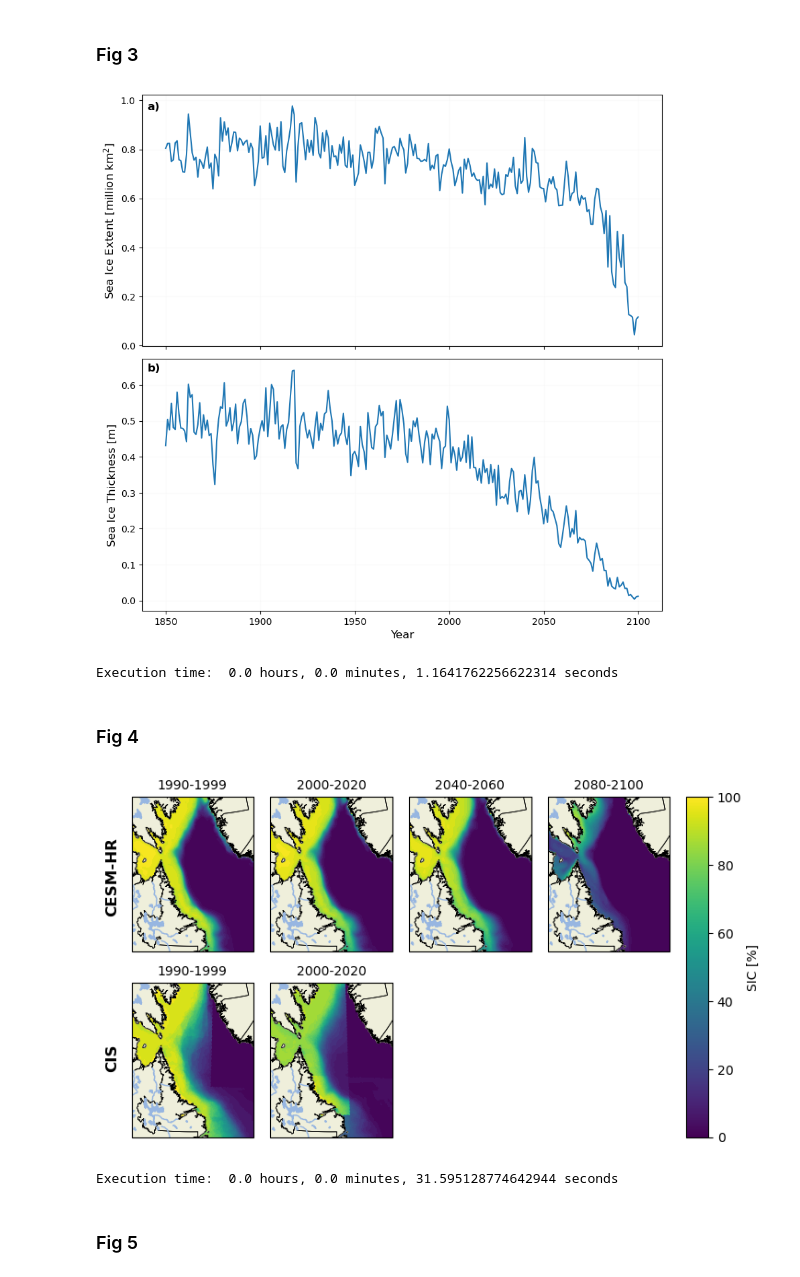
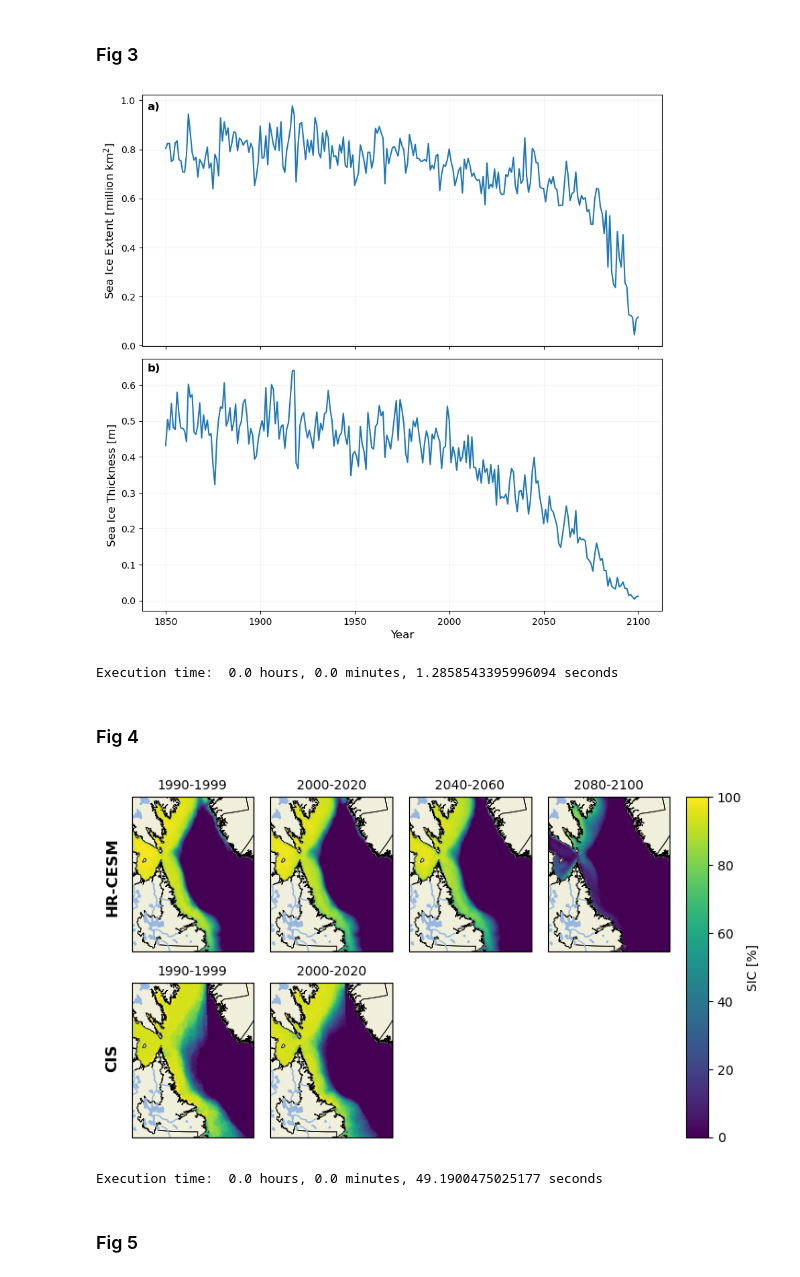
Before and after one commit to ProgrammerOheneba/kyeimiahetal, a Jupyter notebook: codes/Final2-Analysis & Plot (CESM+CIS).ipynb, the cells around one changed output. Cells and saved outputs as stored; diff of their text form; code cells hidden in the pictures.

```diff
--- a/codes/Final2-Analysis & Plot (CESM+CIS).ipynb
+++ b/codes/Final2-Analysis & Plot (CESM+CIS).ipynb
@@ -276,10 +281,10 @@ obs_CT_resampled=obs_CT_resampled1.fillna(0)
 #### SIE
 # %%
 #replacing all ice 15 % and above with 1 and less with 0
-obs_greater_15 = xr.where(obs_CT_resampled >= 0.15, 1, 0)
+obs_greater_15 = xr.where(obs_CT_resampled>= 0.15, 1, 0)
 
 #calculating the SIE
-obs_CT_region=(obs_greater_15 * obs_area_resampled)/1e6
+obs_CT_region=(obs_greater_15 * obs_area_region)/1e6
 # %%
 #sel
 cis_1990_99 = obs_CT_region.sel(time=slice('1990', '1999'))
@@ -306,7 +305,7 @@ obs_2010_20_monthly = obs_2010_20.groupby('time.month').mean('time').sum(['rlat'
 
 start_time = time.time()
 
-fig,ax=plt.subplots(figsize=(10,6.05))
+fig,ax=plt.subplots(figsize=(10,4))
 #all_data = [ model_1990_99_monthly,model_2000_09_monthly, model_2010_19_monthly ]
 all_data_a =[obs_1990_99_monthly, obs_2000_09_monthly ,obs_2010_20_monthly]
 labels=['1990','2000','2010']
@@ -330,7 +329,7 @@ plt.xticks(np.arange(0,12), ['Oct','Nov','Dec','Jan','Feb','Mar','Apr','May','Ju
 plt.legend()
 plt.xlabel('Month')
 plt.ylabel('Sea Ice Extent [million km$^2$]')
-plt.grid(alpha=0.05)
+plt.grid(alpha=0.15)
 plt.xlim(0,11)
 plt.tight_layout()
 #plt.savefig(path+'/plots/'+'plot1-new1.jpg', dpi=300, bbox_inches='tight')
@@ -372,12 +364,8 @@ start_time = time.time()
 fig, ax = plt.subplots(2, 1, figsize=(10, 10), sharex=True)
 
 model_cis_dt = [model_1990_99_monthly, model_2000_20_monthly, cis_1990_99_monthly, cis_2000_20_monthly]
-mc_data_mx= [model_1990_99_monmax, model_2000_20_monmax, cis_1990_99_monmax, cis_2000_20_monmax]
-mc_data_mn= [model_1990_99_monmin, model_2000_20_monmin, cis_1990_99_monmin, cis_2000_20_monmin]
 
 hi_dt =[model_hi_1990_99_monthly, model_hi_2000_20_monthly]
-hi_data_mx =[model_hi_1990_99_monmax, model_hi_2000_20_monmax]
-hi_data_mn =[model_hi_1990_99_monmin, model_hi_2000_20_monmin]
 
 
 cl = ['tab:blue', 'tab:orange', 'tab:blue', 'tab:orange']
@@ -400,7 +388,7 @@ for i in range (len(model_cis_dt)):
                            #np.append(mc_data_mx[i][9:],mc_data_mx[i][:9]),color=cl[i], alpha=0.03)
 
     ax[0].set_ylabel('Sea Ice Extent [million km$^2$]', fontsize=12)
-    ax[0].grid(alpha=0.05)
+    ax[0].grid(alpha=0.15)
 
 
 # Second plot
@@ -412,13 +400,13 @@ for i in range (len(hi_dt)):
     ax[1].legend(loc='upper right')
     ax[1].set_ylabel('Sea Ice Thickness [m]', fontsize=12)
     ax[1].set_xlabel('Year', fontsize=12)
-    ax[1].grid(alpha=0.05)
+    ax[1].grid(alpha=0.15)
 
 rectangle = patches.Rectangle((0.005, 0.81), 2, 0.15, edgecolor='lightgray',  facecolor='white',linewidth=1, zorder=10)
 ax[0].add_patch(rectangle)
 
-# Add CESM-HR text and line
-ax[0].text(0.11, 0.9, 'CESM-HR', transform=ax[0].transAxes, fontsize=11, zorder=11)
+# Add HR-CESM text and line
+ax[0].text(0.11, 0.9, 'HR-CESM', transform=ax[0].transAxes, fontsize=11, zorder=11)
 ax[0].plot([0.06, 0.1], [0.91, 0.91], color='black', transform=ax[0].transAxes, linestyle='-', zorder=11)
 
 # Add CIS text and dashed line
@@ -464,16 +524,16 @@ years =np.arange(1850,2101,1)
 #yearss =np.arange(1850,2101)
 
 # First plot
-ax[0].plot(years, march_aice, label='CESM-HR')
+ax[0].plot(years, march_aice, label='HR-CESM')
 #ax[0].plot(years, march_aice_lr, label='CESM-LR')
 ax[0].set_ylabel('Sea Ice Extent [million km$^2$]', fontsize=12)
 #ax[0].legend(loc='upper right')
-ax[0].grid(alpha=0.05)
+ax[0].grid(alpha=0.15)
 
 # Second plot
-ax[1].plot(years, march_hi, label='CESM-HR')
+ax[1].plot(years, march_hi, label='HR-CESM')
 ax[1].set_ylabel('Sea Ice Thickness [m]', fontsize=12)
-ax[1].grid(alpha=0.05)
+ax[1].grid(alpha=0.15)
 #ax[1].legend(loc='upper right')
 ax[1].set_xlabel('Year', fontsize=12)
 
@@ -491,10 +551,15 @@ minutes, seconds = divmod(remainder, 60)
 print("Execution time: ", hours, "hours,", minutes, "minutes,", seconds, "seconds")
 # %% [output]
 [figure]
-Execution time:  0.0 hours, 0.0 minutes, 1.1641762256622314 seconds
+Execution time:  0.0 hours, 0.0 minutes, 1.2858543395996094 seconds
 # %% [markdown]
 ### Fig 4
 # %%
+cis_sic_1990_99 = obs_CT_resampled.sel(time=slice('1990', '1999'))
+cis_sic_2000_20 = obs_CT_resampled.sel(time=slice('2000', '2020'))
+
+obs_CT_sel=obs_CT_resampled
+
 model_sic_1990_99_=model_sic_1990_99[2::12].mean('time')
 model_sic_2000_20_=model_sic_2000_20[2::12].mean('time')
 model_sic_2040_60_=model_sic_2040_60[2::12].mean('time')
@@ -537,43 +602,43 @@ for i, v in enumerate(sic_data):
 
 
     if i in [0,1,2,3]:
-        contf=ax.contourf(sic_data[i].TLON, sic_data[i].TLAT, sic_data[i],
-                          levels=45, norm=norm, transform=ccrs.PlateCarree(), zorder=1)
+        contf=ax.contourf(sic_data[i].TLON, sic_data[i].TLAT, sic_data[i], vmin=15,
+                          levels=100,transform=ccrs.PlateCarree(), zorder=1)
     if i in [4,5]:
-        contf=ax.contourf(sic_data[i].lon, sic_data[i].lat, sic_data[i],
-                          levels=45, norm=norm, transform=ccrs.PlateCarree(), zorder=1)
+        contf=ax.contourf(sic_data[i].lon, sic_data[i].lat, sic_data[i].fillna(0),vmin=15,levels=100,
+                           transform=ccrs.PlateCarree(), zorder=1)
 
 
 cbar_ax = fig.add_axes([0.9, 0.11, 0.03, 0.77])
 cbar=fig.colorbar(cb, cax=cbar_ax, ax=ax, orientation='vertical',label='SIC [%]')
 cbar.ax.tick_params(labelsize=10)
 cbar.ax.set_ylabel('SIC [%]', fontsize=10)
 
-name=['CESM-HR','CIS']
+name=['HR-CESM','CIS']
 x=[0.13,0.13]
 y=[0.7,0.29]
 for i in range (2):
     fig.text(x[i],y[i], name[i], fontweight='bold',va='bottom', ha='center', rotation='vertical',
              rotation_mode='anchor',fontsize=12)
 plt.subplots_adjust(wspace=-0.1)
 #plt.subplots_adjust(hspace=0.7)
 plt.savefig('/storage2/tkyeimiah/Plots/Fig4.jpg',dpi=500, bbox_inches='tight')
 plt.show()
 
 
 end_time = time.time()
 elapsed_time = end_time - start_time
 hours, remainder = divmod(elapsed_time, 3600)
 minutes, seconds = divmod(remainder, 60)
 print("Execution time: ", hours, "hours,", minutes, "minutes,", seconds, "seconds")
 
 
 
 
 plt.show()
 # %% [output]
-[figure, old version]
+[figure, new version]
-Execution time:  0.0 hours, 0.0 minutes, 31.595128774642944 seconds
+Execution time:  0.0 hours, 0.0 minutes, 49.1900475025177 seconds
 # %% [markdown]
 ### Fig 5
 # %%
```
Also changed, not shown: parts of 68 cells of this notebook.
